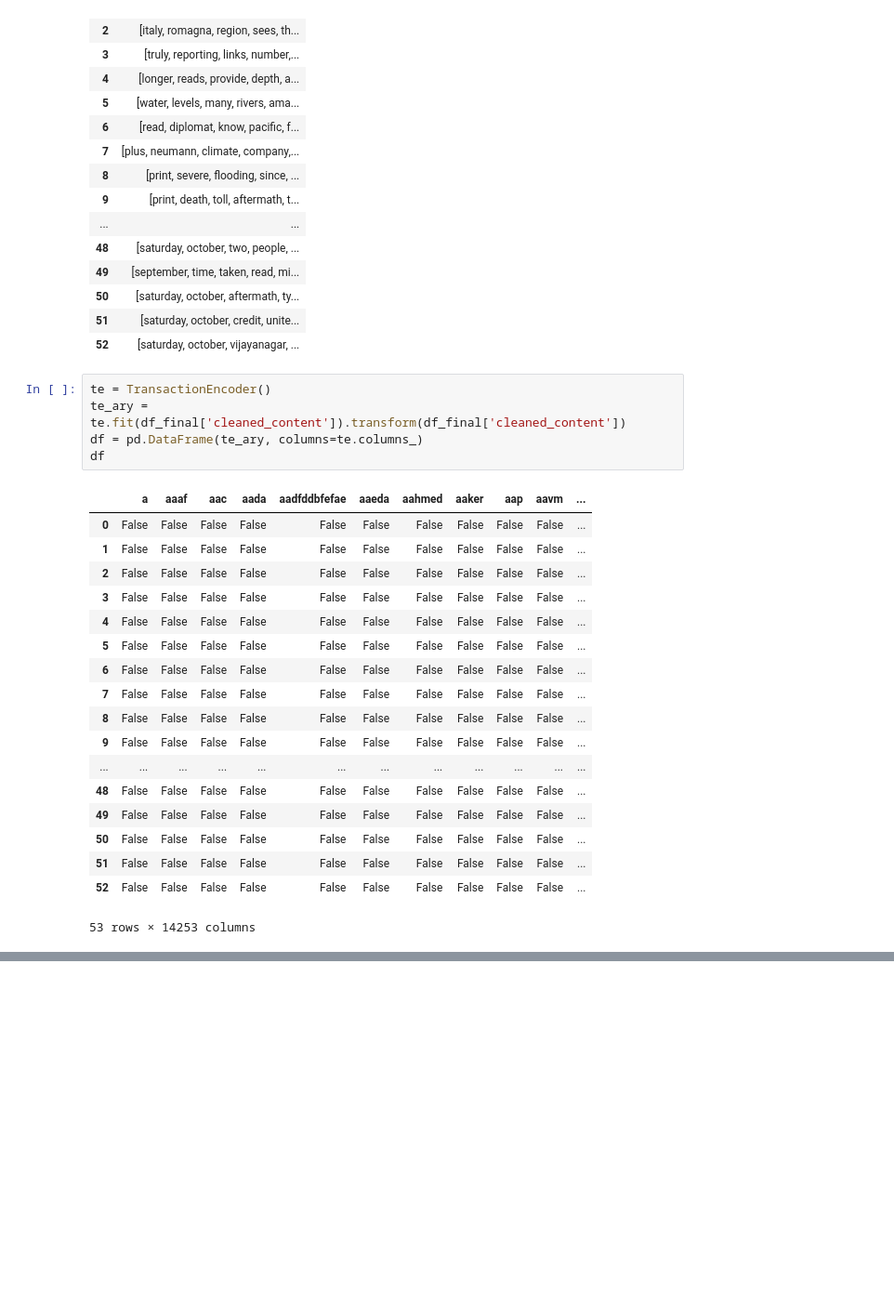
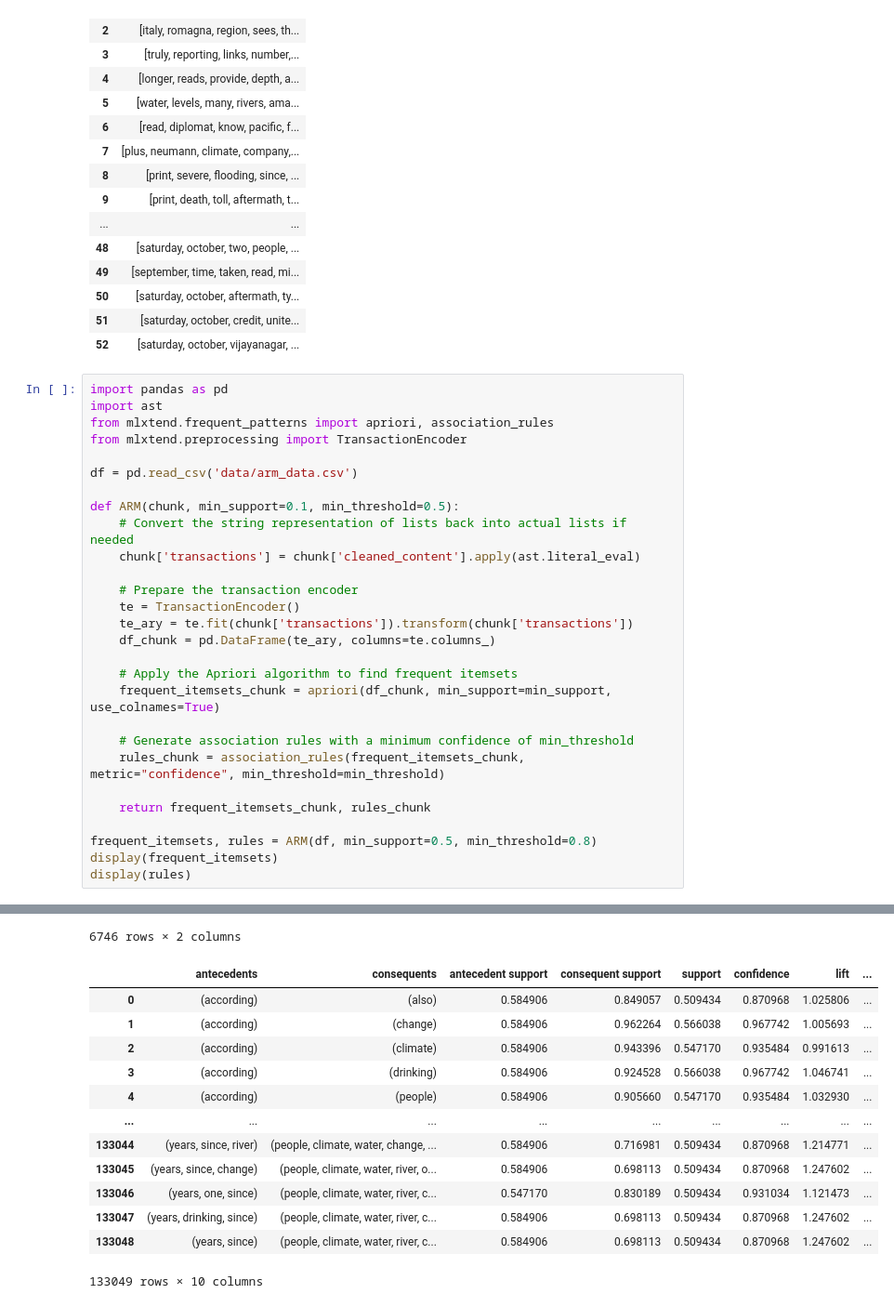
Before and after one commit to garrettwflowers/colorado-riverflow-prediction, a Jupyter notebook: ARM.ipynb, the cells around one changed output, grey strips where cells are left out. Shown: that part at 93% size. Saved outputs shown, nothing was run; the diff lists cells and outputs as text; blank space fills up the shorter version.

```diff
--- a/ARM.ipynb
+++ b/ARM.ipynb
@@ -186,27 +188,32 @@ df_final
 | 50 | [saturday, october, aftermath, ty... |
 | 51 | [saturday, october, credit, unite... |
 | 52 | [saturday, october, vijayanagar, ... |
-# %%
-te = TransactionEncoder()
-te_ary = te.fit(df_final['cleaned_content']).transform(df_final['cleaned_content'])
-df = pd.DataFrame(te_ary, columns=te.columns_)
-df
-# %% [output]
-|  | a | aaaf | aac | aada | aadfddbfefae | aaeda | aahmed | aaker | aap | aavm | ... |
-| 0 | False | False | False | False | False | False | False | False | False | False | ... |
-| 1 | False | False | False | False | False | False | False | False | False | False | ... |
-| 2 | False | False | False | False | False | False | False | False | False | False | ... |
-| 3 | False | False | False | False | False | False | False | False | False | False | ... |
-| 4 | False | False | False | False | False | False | False | False | False | False | ... |
-| 5 | False | False | False | False | False | False | False | False | False | False | ... |
-| 6 | False | False | False | False | False | False | False | False | False | False | ... |
-| 7 | False | False | False | False | False | False | False | False | False | False | ... |
-| 8 | False | False | False | False | False | False | False | False | False | False | ... |
-| 9 | False | False | False | False | False | False | False | False | False | False | ... |
-| ... | ... | ... | ... | ... | ... | ... | ... | ... | ... | ... | ... |
-| 48 | False | False | False | False | False | False | False | False | False | False | ... |
-| 49 | False | False | False | False | False | False | False | False | False | False | ... |
-| 50 | False | False | False | False | False | False | False | False | False | False | ... |
-| 51 | False | False | False | False | False | False | False | False | False | False | ... |
-| 52 | False | False | False | False | False | False | False | False | False | False | ... |
-53 rows × 14253 columns
+# %%
+import pandas as pd
+import ast
+from mlxtend.frequent_patterns import apriori, association_rules
+from mlxtend.preprocessing import TransactionEncoder
+
+df = pd.read_csv('data/arm_data.csv')
+
+def ARM(chunk, min_support=0.1, min_threshold=0.5):
+    # Convert the string representation of lists back into actual lists if needed
+    chunk['transactions'] = chunk['cleaned_content'].apply(ast.literal_eval)
+
+    # Prepare the transaction encoder
+    te = TransactionEncoder()
+    te_ary = te.fit(chunk['transactions']).transform(chunk['transactions'])
+    df_chunk = pd.DataFrame(te_ary, columns=te.columns_)
+
+    # Apply the Apriori algorithm to find frequent itemsets
+    frequent_itemsets_chunk = apriori(df_chunk, min_support=min_support, use_colnames=True)
+
+    # Generate association rules with a minimum confidence of min_threshold
+    rules_chunk = association_rules(frequent_itemsets_chunk, metric="confidence", min_threshold=min_threshold)
+
+    return frequent_itemsets_chunk, rules_chunk
+
+frequent_itemsets, rules = ARM(df, min_support=0.5, min_threshold=0.8)
+display(frequent_itemsets)
+display(rules)
+# %% [output]
@@ -212,0 +232,14 @@ df
+6746 rows × 2 columns
+|  | antecedents | consequents | antecedent support | consequent support | support | confidence | lift | ... |
+| 0 | (according) | (also) | 0.584906 | 0.849057 | 0.509434 | 0.870968 | 1.025806 | ... |
+| 1 | (according) | (change) | 0.584906 | 0.962264 | 0.566038 | 0.967742 | 1.005693 | ... |
+| 2 | (according) | (climate) | 0.584906 | 0.943396 | 0.547170 | 0.935484 | 0.991613 | ... |
+| 3 | (according) | (drinking) | 0.584906 | 0.924528 | 0.566038 | 0.967742 | 1.046741 | ... |
+| 4 | (according) | (people) | 0.584906 | 0.905660 | 0.547170 | 0.935484 | 1.032930 | ... |
+| ... | ... | ... | ... | ... | ... | ... | ... | ... |
+| 133044 | (years, since, river) | (people, climate, water, change, ... | 0.584906 | 0.716981 | 0.509434 | 0.870968 | 1.214771 | ... |
+| 133045 | (years, since, change) | (people, climate, water, river, o... | 0.584906 | 0.698113 | 0.509434 | 0.870968 | 1.247602 | ... |
+| 133046 | (years, one, since) | (people, climate, water, river, c... | 0.547170 | 0.830189 | 0.509434 | 0.931034 | 1.121473 | ... |
+| 133047 | (years, drinking, since) | (people, climate, water, river, c... | 0.584906 | 0.698113 | 0.509434 | 0.870968 | 1.247602 | ... |
+| 133048 | (years, since) | (people, climate, water, river, c... | 0.584906 | 0.698113 | 0.509434 | 0.870968 | 1.247602 | ... |
+133049 rows × 10 columns
```
Also changed, not shown: parts of 2 cells of this notebook, 2 other files.
